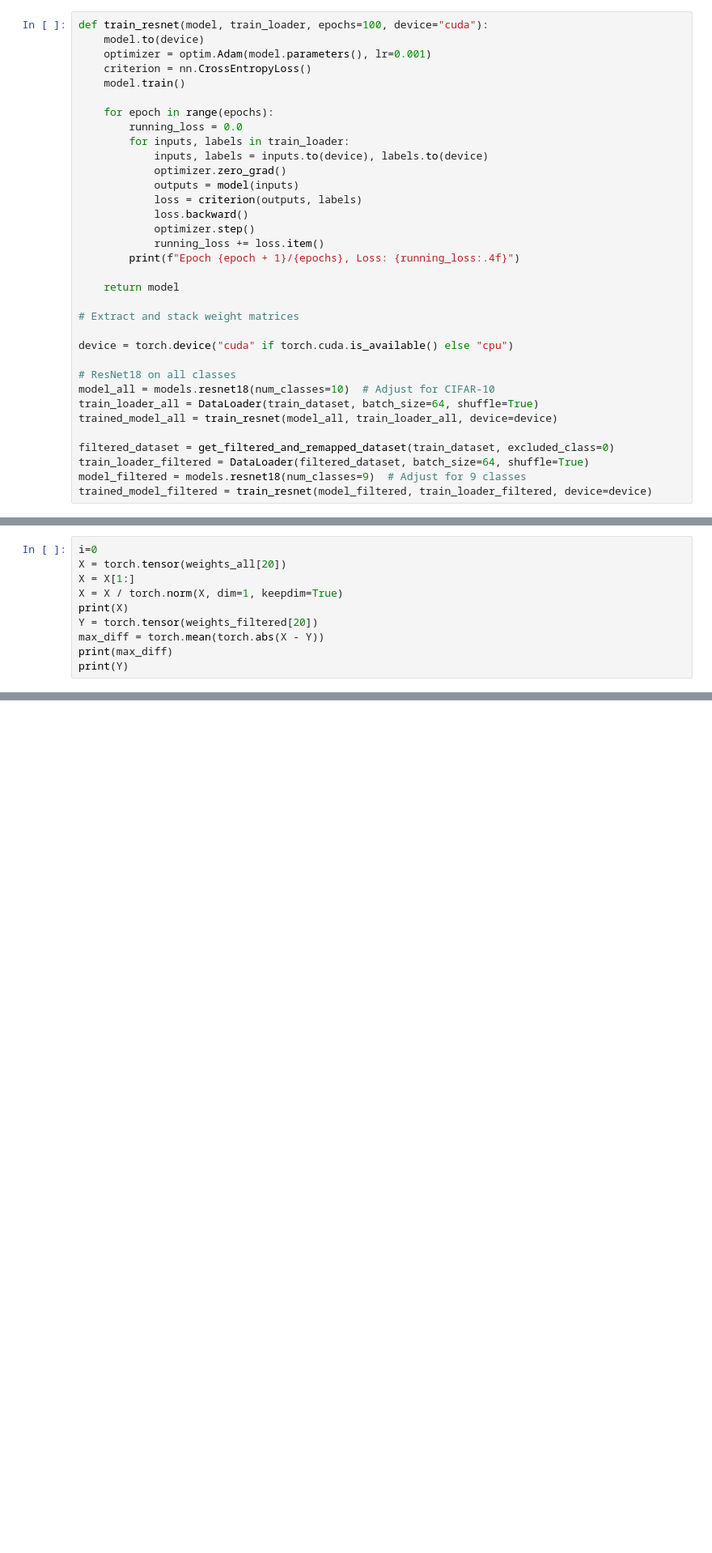
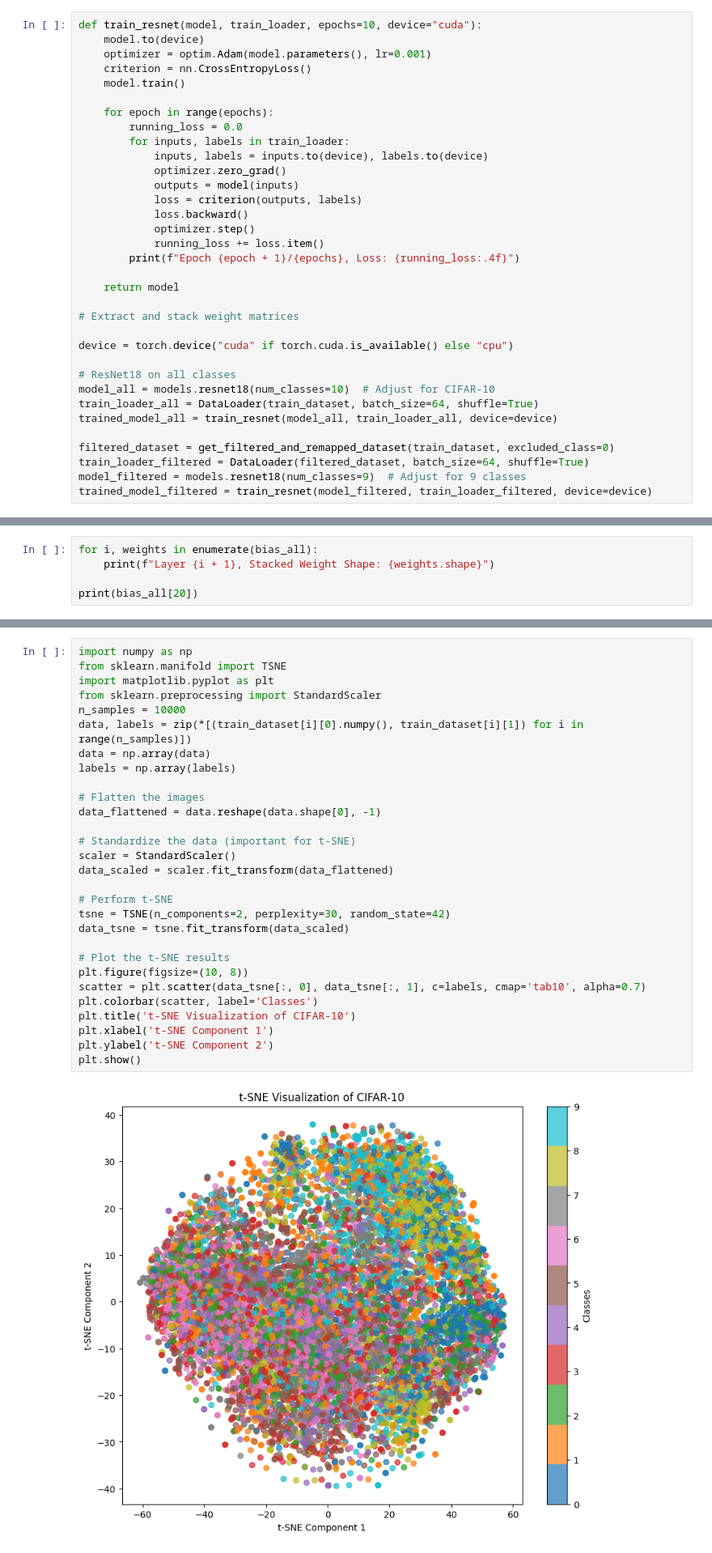
Before and after one commit to shreyasudaya/mathunlearn, a Jupyter notebook: majorproject.ipynb, the cells around one changed output, grey strips where cells are left out. Shown at 81% size. Drawn from its saved outputs; the diff is of its cells as text; blank space fills up the shorter version.

```diff
--- a/majorproject.ipynb
+++ b/majorproject.ipynb
@@ -59,7 +59,7 @@ def get_filtered_and_remapped_dataset(dataset, excluded_class):
     filtered_subset = Subset(dataset, indices)
     return RemappedDataset(filtered_subset, excluded_class)
 # %%
-def train_resnet(model, train_loader, epochs=100, device="cuda"):
+def train_resnet(model, train_loader, epochs=10, device="cuda"):
     model.to(device)
     optimizer = optim.Adam(model.parameters(), lr=0.001)
     criterion = nn.CrossEntropyLoss()
@@ -224,10 +158,0 @@ torch.Size([512, 512])
-# %%
-i=0
-X = torch.tensor(weights_all[20])
-X = X[1:]
-X = X / torch.norm(X, dim=1, keepdim=True)
-print(X)
-Y = torch.tensor(weights_filtered[20])
-max_diff = torch.mean(torch.abs(X - Y))
-print(max_diff)
-print(Y)
@@ -343,0 +159,5 @@ evaluate_model(trained_model_all,forget_loader)
+# %%
+for i, weights in enumerate(bias_all):
+    print(f"Layer {i + 1}, Stacked Weight Shape: {weights.shape}")
+
+print(bias_all[20])
@@ -343,0 +182,31 @@ evaluate_model(trained_model_all,forget_loader)
+# %%
+import numpy as np
+from sklearn.manifold import TSNE
+import matplotlib.pyplot as plt
+from sklearn.preprocessing import StandardScaler
+n_samples = 10000
+data, labels = zip(*[(train_dataset[i][0].numpy(), train_dataset[i][1]) for i in range(n_samples)])
+data = np.array(data)
+labels = np.array(labels)
+
+# Flatten the images
+data_flattened = data.reshape(data.shape[0], -1)
+
+# Standardize the data (important for t-SNE)
+scaler = StandardScaler()
+data_scaled = scaler.fit_transform(data_flattened)
+
+# Perform t-SNE
+tsne = TSNE(n_components=2, perplexity=30, random_state=42)
+data_tsne = tsne.fit_transform(data_scaled)
+
+# Plot the t-SNE results
+plt.figure(figsize=(10, 8))
+scatter = plt.scatter(data_tsne[:, 0], data_tsne[:, 1], c=labels, cmap='tab10', alpha=0.7)
+plt.colorbar(scatter, label='Classes')
+plt.title('t-SNE Visualization of CIFAR-10')
+plt.xlabel('t-SNE Component 1')
+plt.ylabel('t-SNE Component 2')
+plt.show()
+# %% [output]
+[figure, added]
```
Also changed, not shown: parts of 16 cells of this notebook.
